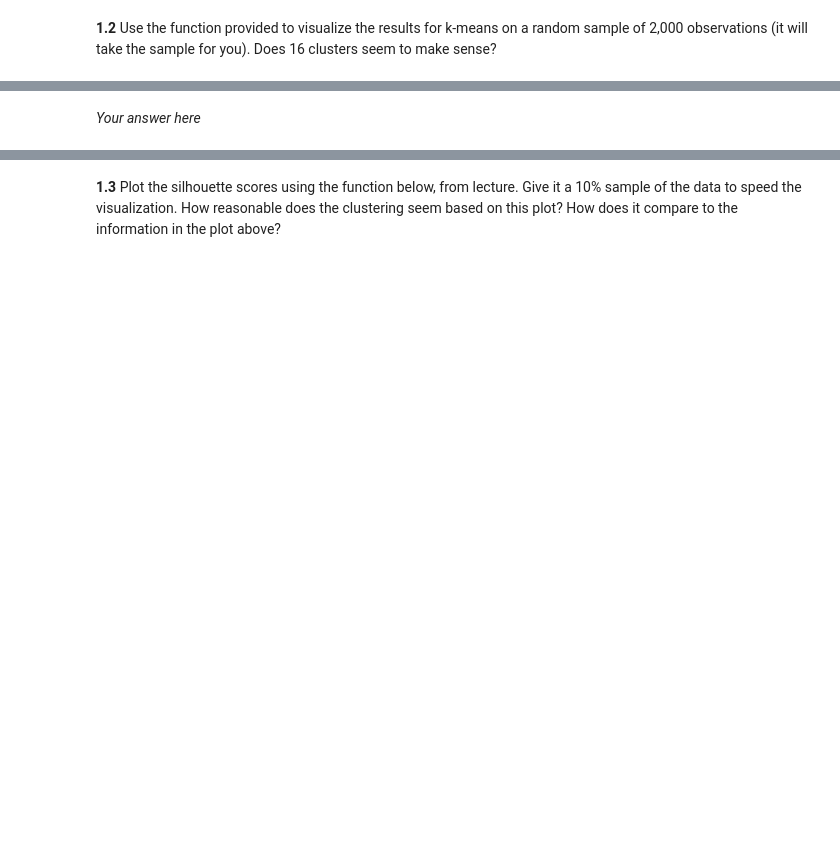
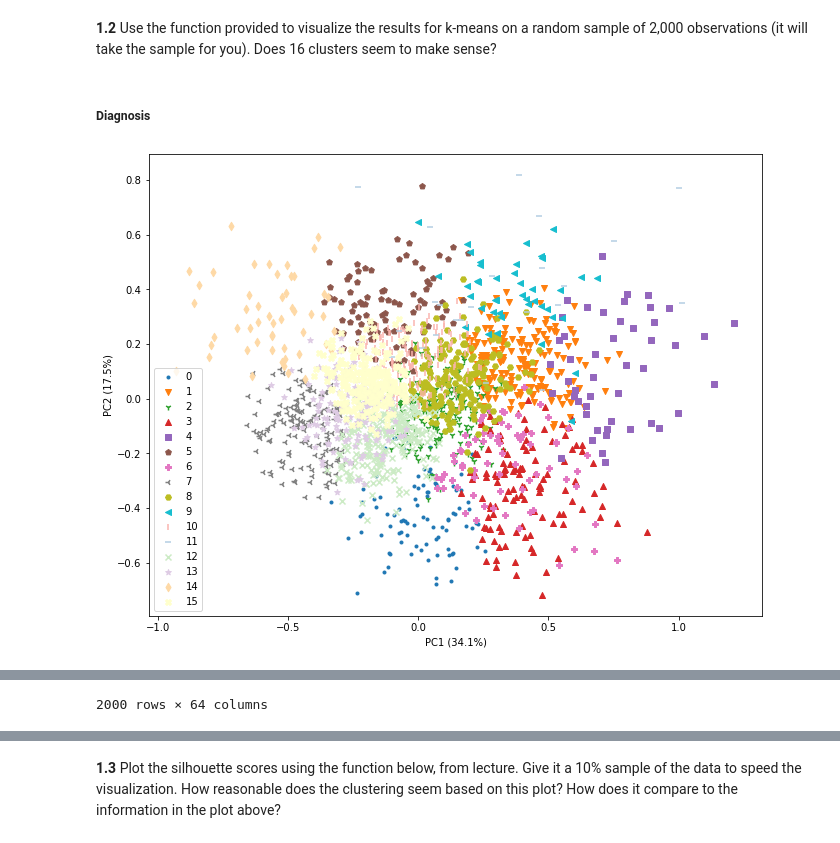
Before and after one commit to DavidAssaraf106/2021-CS109B, a Jupyter notebook: content/HW/HW2/CS109b_HW2.ipynb, the cells around one changed output, grey strips where cells are left out. Cells and saved outputs as stored; diff of their text form; code cells hidden in the pictures; blank space fills up the shorter version.

```diff
--- a/content/HW/HW2/CS109b_HW2.ipynb
+++ b/content/HW/HW2/CS109b_HW2.ipynb
@@ -131,0 +132,5 @@ For those interestend in more information about the FMA dataset please see the p
+# %%
+# your code here
+data = pd.read_csv('data/fma.csv')
+normalizer = MinMaxScaler().fit(data)
+scaled_data = pd.DataFrame(normalizer.transform(data), columns = data.columns)
@@ -131,0 +139,4 @@ For those interestend in more information about the FMA dataset please see the p
+# %%
+kmeans = KMeans(n_clusters=16, n_init=46, random_state=109).fit(scaled_data)
+scaled_data['Cluster16'] = kmeans.labels_
+scaled_data.head()
@@ -132,5 +151,7 @@ For those interestend in more information about the FMA dataset please see the p
 # %% [markdown]
 **1.2**  Use the function provided to visualize the results for k-means on a random sample of 2,000 observations (it will take the sample for you). Does 16 clusters seem to make sense?
+# %% [markdown]
+##### Diagnosis
 # %%
 def plot_clusters(full_data, group_col):
 
@@ -168,3 +189,6 @@ def plot_clusters(full_data, group_col):
     return pca_sample
 # %%
 # your code here
+plot_clusters(scaled_data, 'Cluster16')
+# %% [output]
+[figure, added]
@@ -171,2 +207 @@ def plot_clusters(full_data, group_col):
+2000 rows × 64 columns
-# %% [markdown]
-*Your answer here*
```
Also changed, not shown: parts of 52 cells of this notebook, 1 other file.
